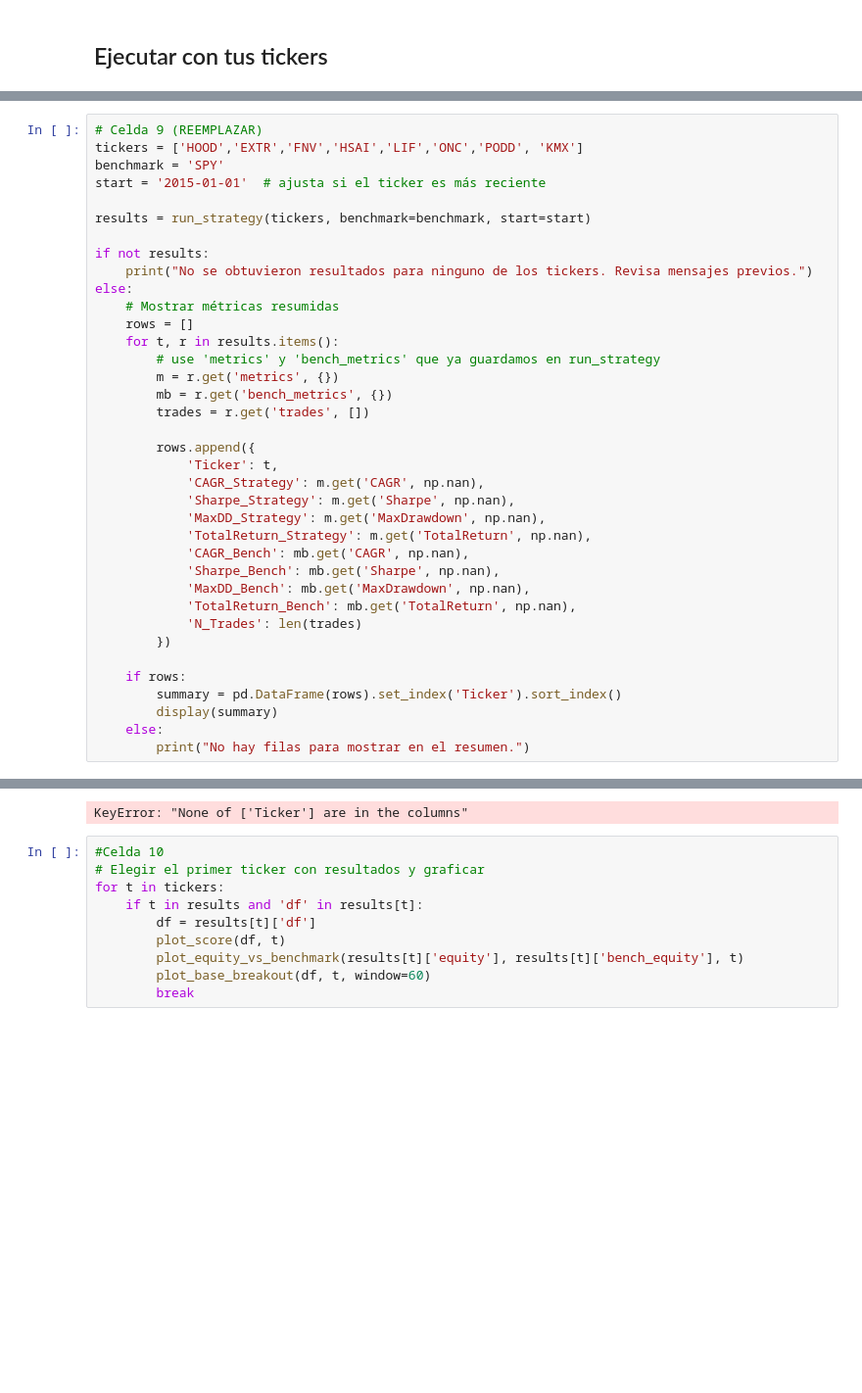
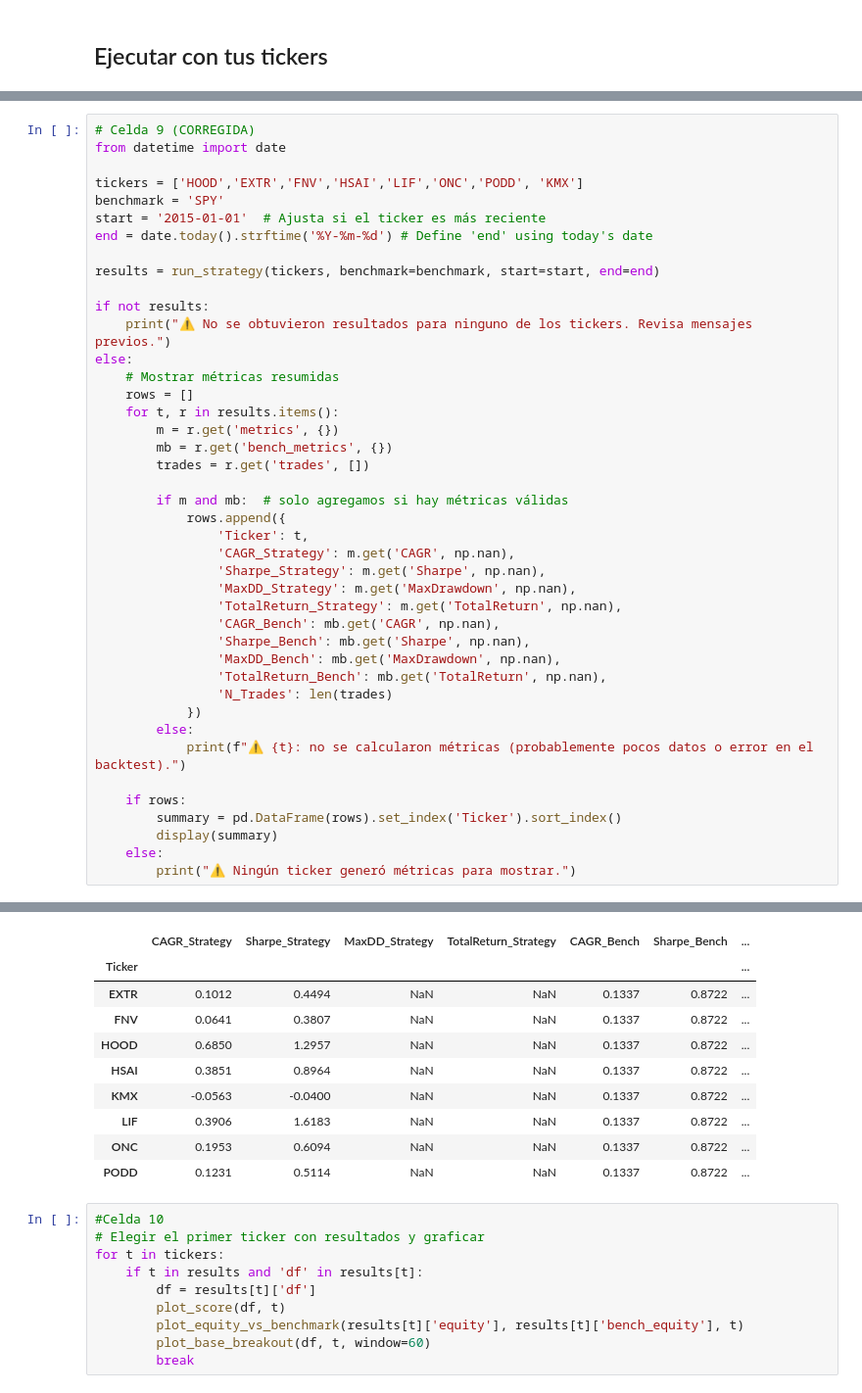
Before and after one commit to andremonroy/stanWeinstein, a Jupyter notebook: weinstein_fase2_backtest.ipynb, the cells around one changed output, grey strips where cells are left out. Shown at 98% size. Drawn from its saved outputs; the diff is of its cells as text; blank space fills up the shorter version.

```diff
--- a/weinstein_fase2_backtest.ipynb
+++ b/weinstein_fase2_backtest.ipynb
@@ -521,38 +545,43 @@ def plot_base_breakout(df: pd.DataFrame, ticker: str, window: int = 60):
 # %%
-# Celda 9 (REEMPLAZAR)
+# Celda 9 (CORREGIDA)
+from datetime import date
+
 tickers = ['HOOD','EXTR','FNV','HSAI','LIF','ONC','PODD', 'KMX']
 benchmark = 'SPY'
-start = '2015-01-01'  # ajusta si el ticker es más reciente
+start = '2015-01-01'  # Ajusta si el ticker es más reciente
+end = date.today().strftime('%Y-%m-%d') # Define 'end' using today's date
 
-results = run_strategy(tickers, benchmark=benchmark, start=start)
+results = run_strategy(tickers, benchmark=benchmark, start=start, end=end)
 
 if not results:
-    print("No se obtuvieron resultados para ninguno de los tickers. Revisa mensajes previos.")
+    print("⚠️ No se obtuvieron resultados para ninguno de los tickers. Revisa mensajes previos.")
 else:
     # Mostrar métricas resumidas
     rows = []
     for t, r in results.items():
-        # use 'metrics' y 'bench_metrics' que ya guardamos en run_strategy
         m = r.get('metrics', {})
         mb = r.get('bench_metrics', {})
         trades = r.get('trades', [])
 
-        rows.append({
-            'Ticker': t,
-            'CAGR_Strategy': m.get('CAGR', np.nan),
-            'Sharpe_Strategy': m.get('Sharpe', np.nan),
-            'MaxDD_Strategy': m.get('MaxDrawdown', np.nan),
-            'TotalReturn_Strategy': m.get('TotalReturn', np.nan),
-            'CAGR_Bench': mb.get('CAGR', np.nan),
-            'Sharpe_Bench': mb.get('Sharpe', np.nan),
-            'MaxDD_Bench': mb.get('MaxDrawdown', np.nan),
-            'TotalReturn_Bench': mb.get('TotalReturn', np.nan),
-            'N_Trades': len(trades)
-        })
+        if m and mb:  # solo agregamos si hay métricas válidas
+            rows.append({
+                'Ticker': t,
+                'CAGR_Strategy': m.get('CAGR', np.nan),
+                'Sharpe_Strategy': m.get('Sharpe', np.nan),
+                'MaxDD_Strategy': m.get('MaxDrawdown', np.nan),
+                'TotalReturn_Strategy': m.get('TotalReturn', np.nan),
+                'CAGR_Bench': mb.get('CAGR', np.nan),
+                'Sharpe_Bench': mb.get('Sharpe', np.nan),
+                'MaxDD_Bench': mb.get('MaxDrawdown', np.nan),
+                'TotalReturn_Bench': mb.get('TotalReturn', np.nan),
+                'N_Trades': len(trades)
+            })
+        else:
+            print(f"⚠️ {t}: no se calcularon métricas (probablemente pocos datos o error en el backtest).")
 
     if rows:
         summary = pd.DataFrame(rows).set_index('Ticker').sort_index()
         display(summary)
     else:
-        print("No hay filas para mostrar en el resumen.")
+        print("⚠️ Ningún ticker generó métricas para mostrar.")
 # %% [output]
@@ -566,4 +604,13 @@ Error procesando PODD: If using all scalar values, you must pass an index
-KeyError: "None of ['Ticker'] are in the columns"
+|  | CAGR_Strategy | Sharpe_Strategy | MaxDD_Strategy | TotalReturn_Strategy | CAGR_Bench | Sharpe_Bench | ... |
+| Ticker |  |  |  |  |  |  | ... |
+| EXTR | 0.1012 | 0.4494 | NaN | NaN | 0.1337 | 0.8722 | ... |
+| FNV | 0.0641 | 0.3807 | NaN | NaN | 0.1337 | 0.8722 | ... |
+| HOOD | 0.6850 | 1.2957 | NaN | NaN | 0.1337 | 0.8722 | ... |
+| HSAI | 0.3851 | 0.8964 | NaN | NaN | 0.1337 | 0.8722 | ... |
+| KMX | -0.0563 | -0.0400 | NaN | NaN | 0.1337 | 0.8722 | ... |
+| LIF | 0.3906 | 1.6183 | NaN | NaN | 0.1337 | 0.8722 | ... |
+| ONC | 0.1953 | 0.6094 | NaN | NaN | 0.1337 | 0.8722 | ... |
+| PODD | 0.1231 | 0.5114 | NaN | NaN | 0.1337 | 0.8722 | ... |
 # %%
 #Celda 10
 # Elegir el primer ticker con resultados y graficar
```
Also changed, not shown: parts of 6 cells of this notebook.
